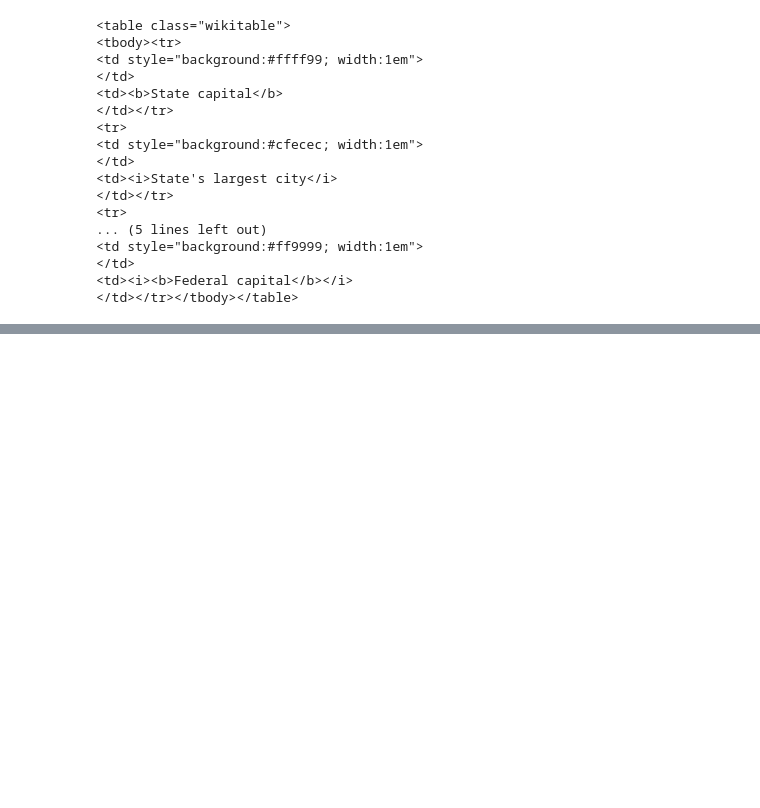
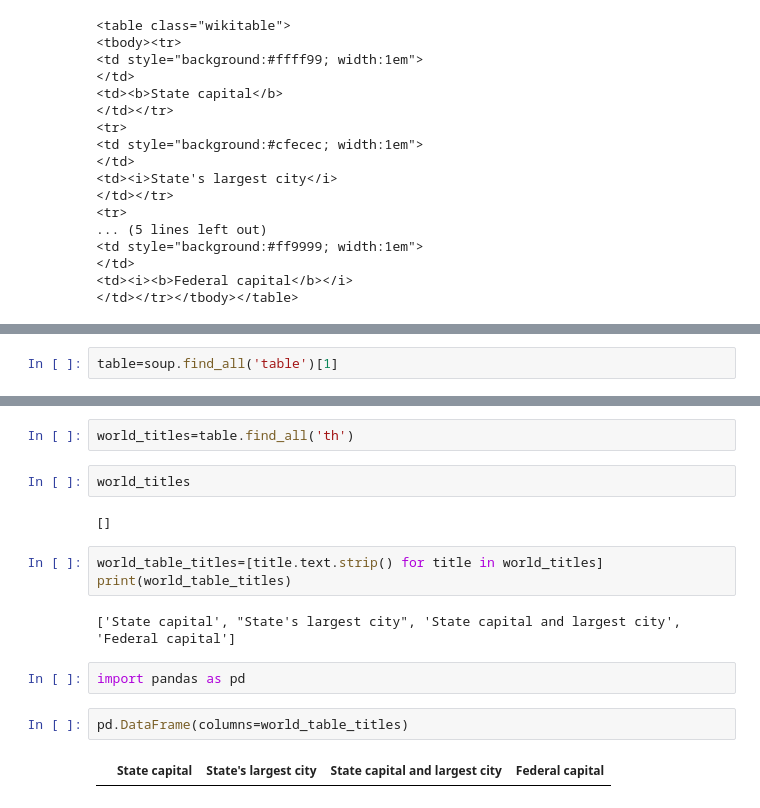
Before and after one commit to RabiaA-arif/AI, a Jupyter notebook: air_quality_index_prediction/web_scraping.ipynb, the cells around one changed output, grey strips where cells are left out. Cells and saved outputs as stored; diff of their text form; blank space fills up the shorter version.

```diff
--- a/air_quality_index_prediction/web_scraping.ipynb
+++ b/air_quality_index_prediction/web_scraping.ipynb
@@ -56,0 +43,2 @@ soup.find('table',class_='wikitable')
+# %%
+table=soup.find_all('table')[1]
@@ -56,0 +84,17 @@ soup.find('table',class_='wikitable')
+# %%
+world_titles=table.find_all('th')
+# %%
+world_titles
+# %% [output]
+[]
+# %%
+world_table_titles=[title.text.strip() for title in world_titles]
+print(world_table_titles)
+# %% [output]
+['State capital', "State's largest city", 'State capital and largest city', 'Federal capital']
+# %%
+import pandas as pd
+# %%
+pd.DataFrame(columns=world_table_titles)
+# %% [output]
+|  | State capital | State's largest city | State capital and largest city | Federal capital |
```
Also changed, not shown: parts of 6 cells of this notebook.
